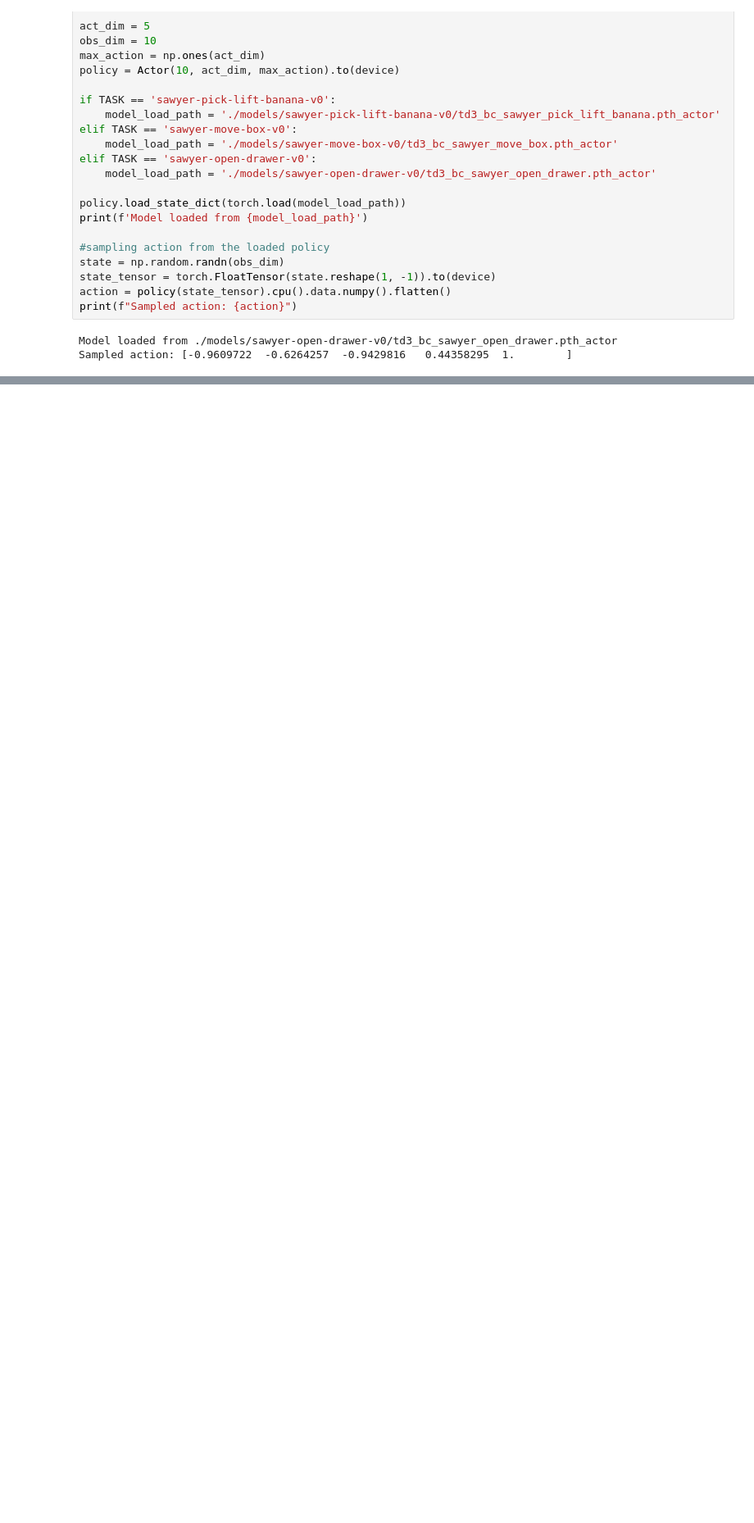
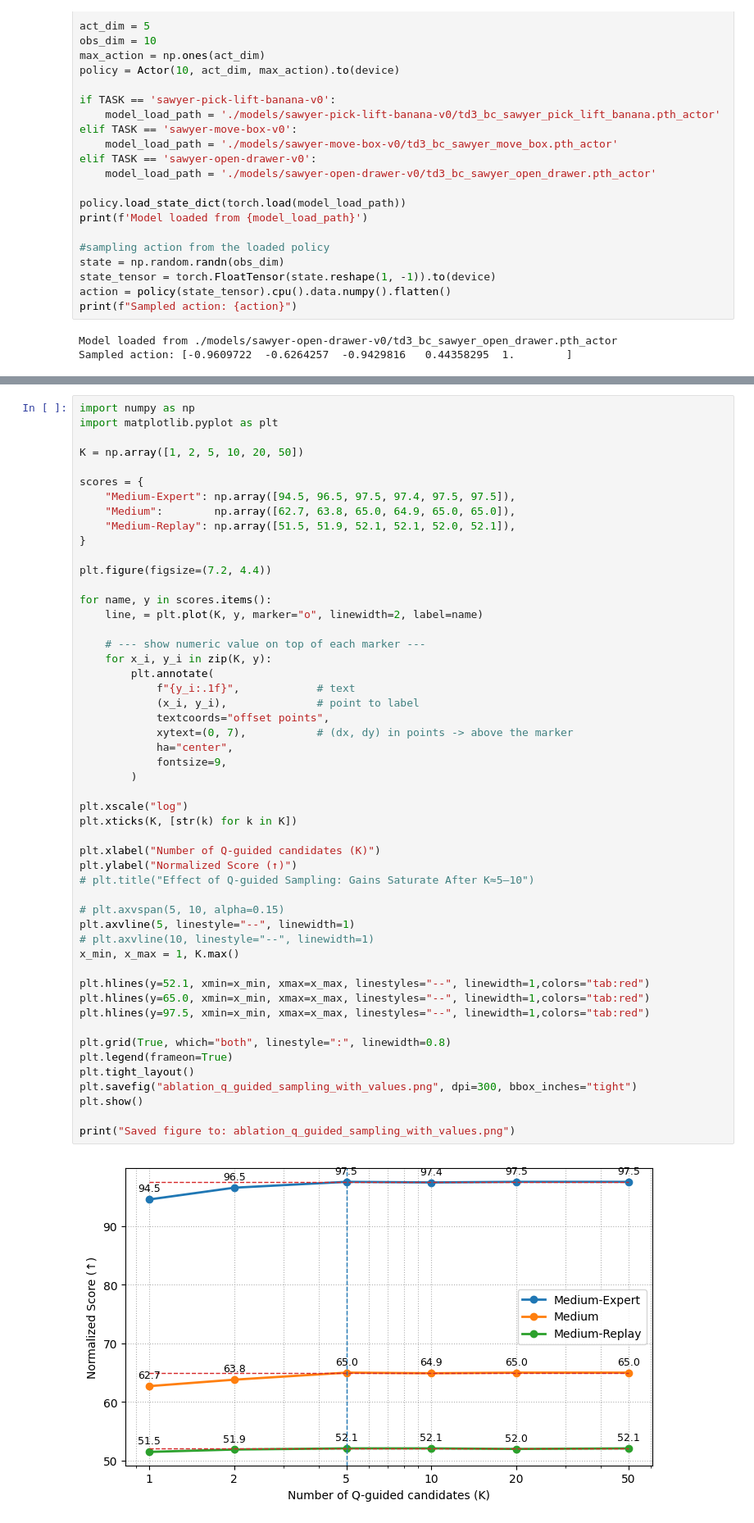
Before and after one commit to thanhkaist/TD3_BC_on_Sawyer, a Jupyter notebook: main_test.ipynb, the cells around one changed output, grey strips where cells are left out. Shown at 82% size. Saved outputs shown, nothing was run; the diff lists cells and outputs as text; blank space fills up the shorter version.

```diff
--- a/main_test.ipynb
+++ b/main_test.ipynb
@@ -842,0 +904,53 @@ Sampled action: [-0.9609722  -0.6264257  -0.9429816   0.44358295  1.        ]
+# %%
+import numpy as np
+import matplotlib.pyplot as plt
+
+K = np.array([1, 2, 5, 10, 20, 50])
+
+scores = {
+    "Medium-Expert": np.array([94.5, 96.5, 97.5, 97.4, 97.5, 97.5]),
+    "Medium":        np.array([62.7, 63.8, 65.0, 64.9, 65.0, 65.0]),
+    "Medium-Replay": np.array([51.5, 51.9, 52.1, 52.1, 52.0, 52.1]),
+}
+
+plt.figure(figsize=(7.2, 4.4))
+
+for name, y in scores.items():
+    line, = plt.plot(K, y, marker="o", linewidth=2, label=name)
+
+    # --- show numeric value on top of each marker ---
+    for x_i, y_i in zip(K, y):
+        plt.annotate(
+            f"{y_i:.1f}",            # text
+            (x_i, y_i),              # point to label
+            textcoords="offset points",
+            xytext=(0, 7),           # (dx, dy) in points -> above the marker
+            ha="center",
+            fontsize=9,
+        )
+
+plt.xscale("log")
+plt.xticks(K, [str(k) for k in K])
+
+plt.xlabel("Number of Q-guided candidates (K)")
+plt.ylabel("Normalized Score (↑)")
+# plt.title("Effect of Q-guided Sampling: Gains Saturate After K≈5–10")
+
+# plt.axvspan(5, 10, alpha=0.15)
+plt.axvline(5, linestyle="--", linewidth=1)
+# plt.axvline(10, linestyle="--", linewidth=1)
+x_min, x_max = 1, K.max()
+
+plt.hlines(y=52.1, xmin=x_min, xmax=x_max, linestyles="--", linewidth=1,colors="tab:red")
+plt.hlines(y=65.0, xmin=x_min, xmax=x_max, linestyles="--", linewidth=1,colors="tab:red")
+plt.hlines(y=97.5, xmin=x_min, xmax=x_max, linestyles="--", linewidth=1,colors="tab:red")
+
+plt.grid(True, which="both", linestyle=":", linewidth=0.8)
+plt.legend(frameon=True)
+plt.tight_layout()
+plt.savefig("ablation_q_guided_sampling_with_values.png", dpi=300, bbox_inches="tight")
+plt.show()
+
+print("Saved figure to: ablation_q_guided_sampling_with_values.png")
+# %% [output]
+[figure, added]
```
Also changed, not shown: parts of 5 cells of this notebook, 1 other file.
